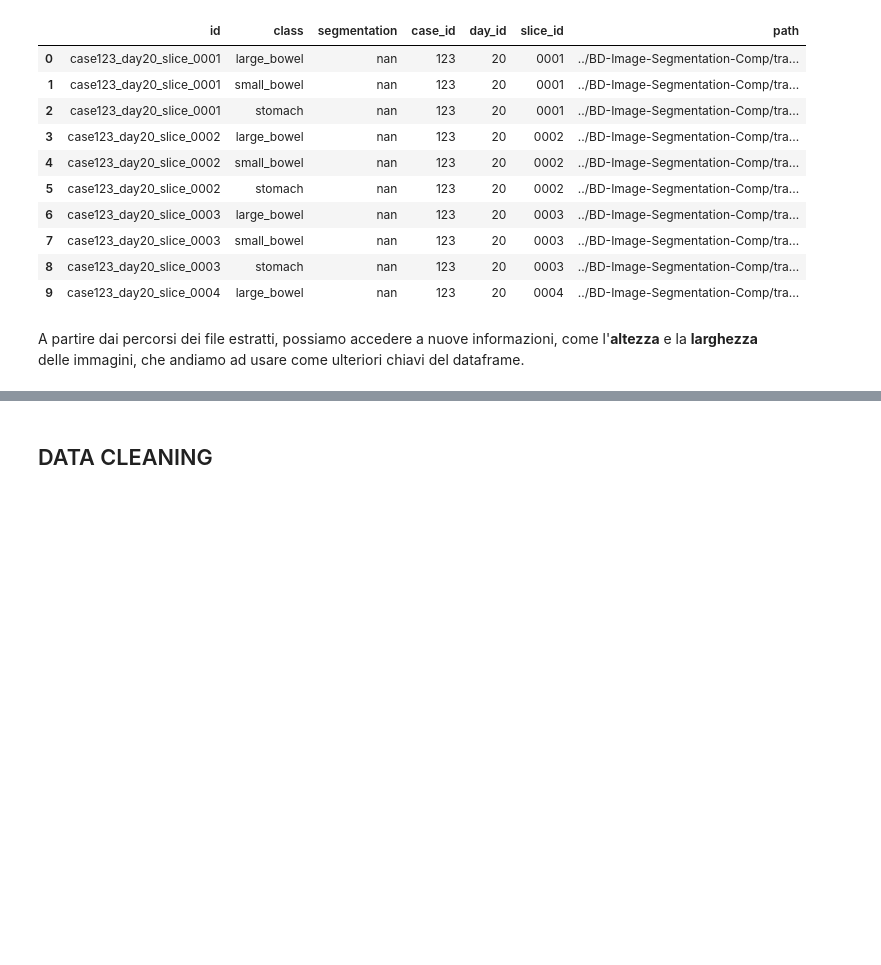
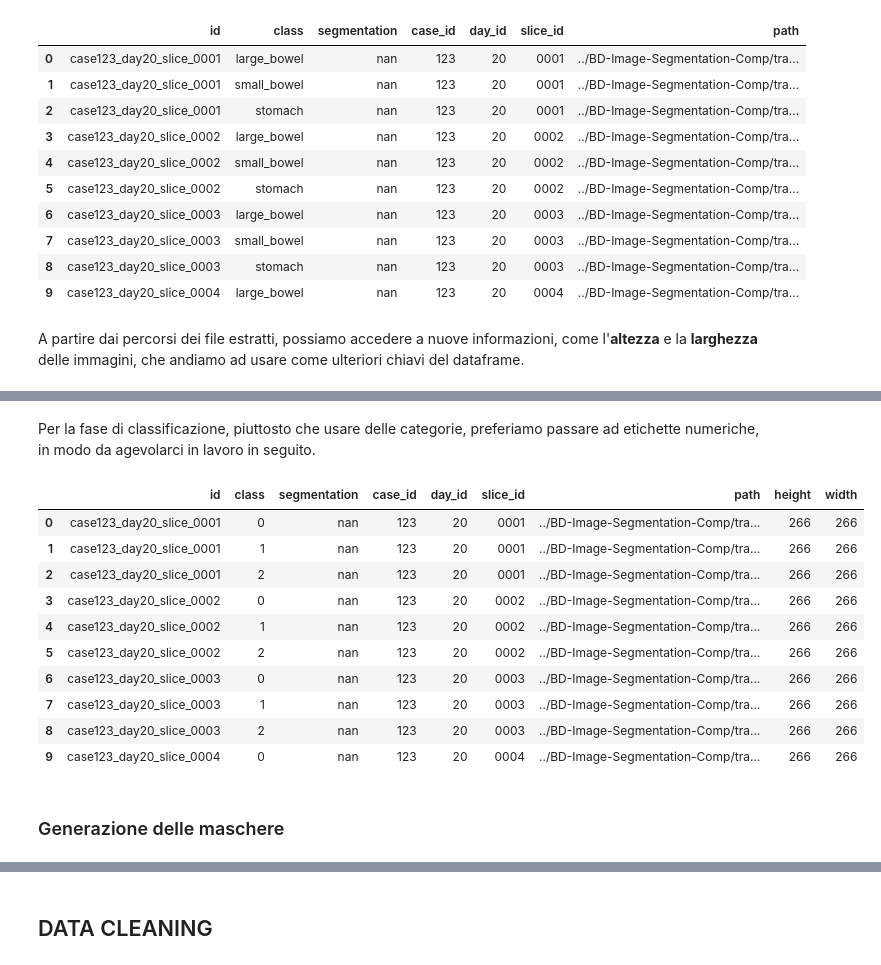
Before and after one commit to justdoit1897/BD-Image-Segmentation-Project, a Jupyter notebook: data_preparation_notebook.ipynb, the cells around one changed output, grey strips where cells are left out. Cells and saved outputs as stored; diff of their text form; code cells hidden in the pictures; blank space fills up the shorter version.

```diff
--- a/data_preparation_notebook.ipynb
+++ b/data_preparation_notebook.ipynb
@@ -189,3 +191,26 @@ train_df.head(10)
 | 7 | case123_day20_slice_0003 | small_bowel | nan | 123 | 20 | 0003 | ../BD-Image-Segmentation-Comp/tra... | 266 | 266 |
 | 8 | case123_day20_slice_0003 | stomach | nan | 123 | 20 | 0003 | ../BD-Image-Segmentation-Comp/tra... | 266 | 266 |
 | 9 | case123_day20_slice_0004 | large_bowel | nan | 123 | 20 | 0004 | ../BD-Image-Segmentation-Comp/tra... | 266 | 266 |
+# %% [markdown]
+Per la fase di classificazione, piuttosto che usare delle categorie, preferiamo passare ad etichette numeriche, in modo da agevolarci in lavoro in seguito.
+# %%
+class_names = train_df["class"].unique()
+
+for index, label in enumerate(class_names):
+    train_df["class"].replace(label, index, inplace = True)
+
+train_df.head(10)
+# %% [output]
+|  | id | class | segmentation | case_id | day_id | slice_id | path | height | width |
+| 0 | case123_day20_slice_0001 | 0 | nan | 123 | 20 | 0001 | ../BD-Image-Segmentation-Comp/tra... | 266 | 266 |
+| 1 | case123_day20_slice_0001 | 1 | nan | 123 | 20 | 0001 | ../BD-Image-Segmentation-Comp/tra... | 266 | 266 |
+| 2 | case123_day20_slice_0001 | 2 | nan | 123 | 20 | 0001 | ../BD-Image-Segmentation-Comp/tra... | 266 | 266 |
+| 3 | case123_day20_slice_0002 | 0 | nan | 123 | 20 | 0002 | ../BD-Image-Segmentation-Comp/tra... | 266 | 266 |
+| 4 | case123_day20_slice_0002 | 1 | nan | 123 | 20 | 0002 | ../BD-Image-Segmentation-Comp/tra... | 266 | 266 |
+| 5 | case123_day20_slice_0002 | 2 | nan | 123 | 20 | 0002 | ../BD-Image-Segmentation-Comp/tra... | 266 | 266 |
+| 6 | case123_day20_slice_0003 | 0 | nan | 123 | 20 | 0003 | ../BD-Image-Segmentation-Comp/tra... | 266 | 266 |
+| 7 | case123_day20_slice_0003 | 1 | nan | 123 | 20 | 0003 | ../BD-Image-Segmentation-Comp/tra... | 266 | 266 |
+| 8 | case123_day20_slice_0003 | 2 | nan | 123 | 20 | 0003 | ../BD-Image-Segmentation-Comp/tra... | 266 | 266 |
+| 9 | case123_day20_slice_0004 | 0 | nan | 123 | 20 | 0004 | ../BD-Image-Segmentation-Comp/tra... | 266 | 266 |
+# %% [markdown]
+### Generazione delle maschere
```
Also changed, not shown: parts of 2 cells of this notebook.
